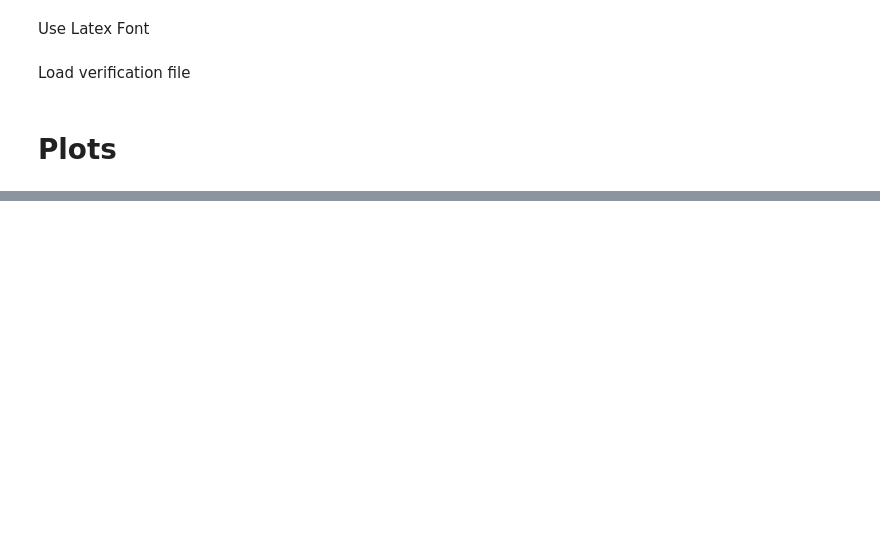
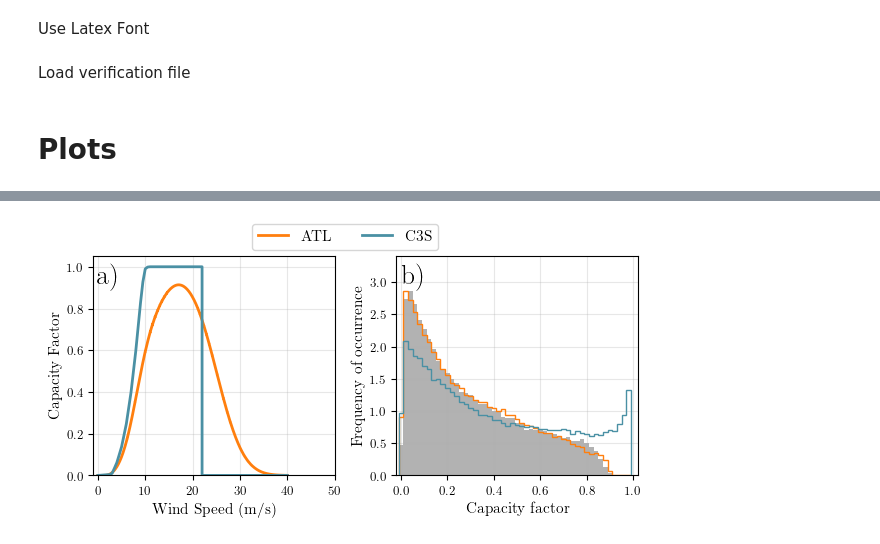
Before and after one commit to BorisM202/RES_droughts, a Jupyter notebook: Scripts/verification_power_curve.ipynb, the cells around one changed output, grey strips where cells are left out. Drawn from its saved outputs; the diff is of its cells as text; code cells hidden in the pictures; blank space fills up the shorter version.

Commit message:
Update Figures Labels

```diff
--- a/Scripts/verification_power_curve.ipynb
+++ b/Scripts/verification_power_curve.ipynb
@@ -130,0 +128,79 @@ fig.savefig('verification_power_curve.pdf', bbox_inches='tight')
+# %%
+cm =1/2.54
+fig, ax = plt.subplots(1, 2, figsize=(16*cm, 8*cm))
+
+ax[0].plot(turbine_enercon_smooth['V'],
+           turbine_enercon_smooth['POW'],
+           lw=2,
+           color = '#ff7f0e',
+           label='Atlite',
+           zorder=2)
+ax[0].plot(turbine_vestas['V'],
+           turbine_vestas['POW'],
+           lw=2,
+           color = '#4a90a4',
+           label='C3S-E',
+           zorder=2)
+
+ax[0].set_xlim(-1,50)
+ax[0].set_ylim(0)
+ax[0].set_xlabel('Wind Speed (m/s)', color='k', fontsize=11)
+ax[0].set_ylabel('Capacity Factor', color='k', fontsize=11)
+ax[0].grid(alpha=0.3, zorder=0)
+
+
+hist_eirgrid, _, _ = ax[1].hist(cf_wind['EirGrid'],
+                                bins=bins,
+                                density=True,
+                                color='k',
+                                alpha=0.3,
+                                zorder=1)
+
+hist_030smooth, _, _ = ax[1].hist(cf_wind['Atlite'],
+                                  bins=bins,
+                                  density=True,
+                                  color = '#ff7f0e',
+                                  histtype='step',
+                                  lw=2,
+                                  zorder=3)
+
+hist_vestas, _, _ = ax[1].hist(cf_wind['C3S Gridded'],
+                               bins=bins,
+                               density=True,
+                               color = '#4a90a4',
+                               histtype='step',
+                               lw=2,
+                               zorder=3)
+
+ax[1].set_xlabel('Capacity factor', fontsize=11)
+ax[1].set_ylabel('Frequency of occurrence', fontsize=11)
+ax[1].grid(alpha=0.3, zorder=0)
+
+ax[1].set_xlim(-0.02, 1.02)
+ax[1].set_ylim(0, 3.4)
+
+ax[1].margins(0.02)
+
+
+total_area_030smooth = (1 - ((abs(hist_030smooth - hist_eirgrid)*(bins[1:]-bins[:-1])).sum()) / 2) * 100
+total_area_vestas = (1 - ((abs(hist_vestas - hist_eirgrid)*(bins[1:]-bins[:-1])).sum()) / 2) * 100
+
+custom_lines = [
+    Line2D([0], [0], color='#ff7f0e', lw=2),
+    Line2D([0], [0], color='#4a90a4', lw=2)
+]
+
+label_leg = ['ATL',
+              'C3S'
+            ]
+
+fig.legend(handles = custom_lines, labels=label_leg, fontsize=11, loc = 'upper center', ncols=2)
+
+ax[0].text(-0.1, 1.02, 'a)', fontsize=20, ha='left', va='top')
+ax[1].text(0, 3.3, 'b)', fontsize=20, ha='left', va='top')
+
+fig.tight_layout()
+fig.subplots_adjust(top=0.88)
+fig.savefig('verification_power_curve.pdf', bbox_inches='tight')
+# %% [output]
+[figure, added]
```
Also changed, not shown: parts of 2 cells of this notebook, 14 other files.
